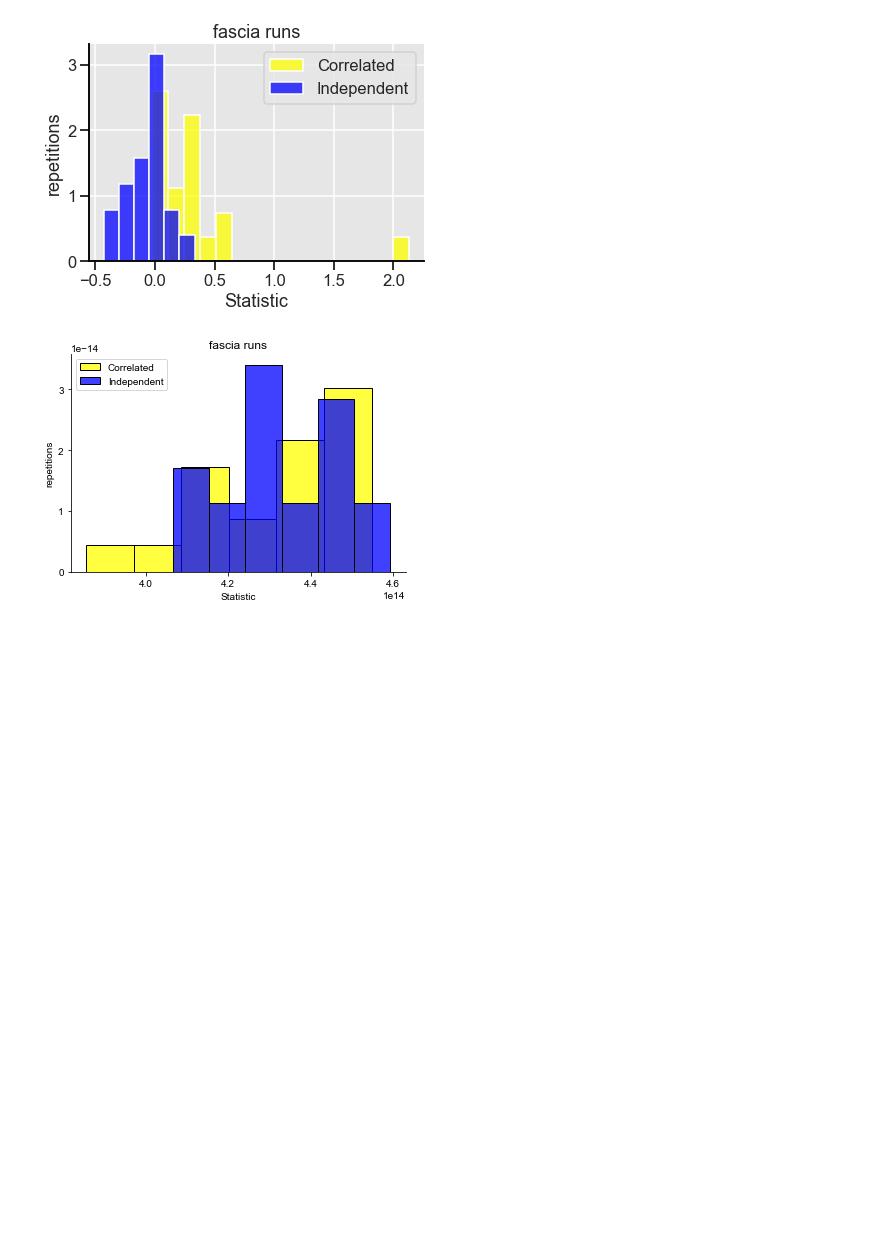
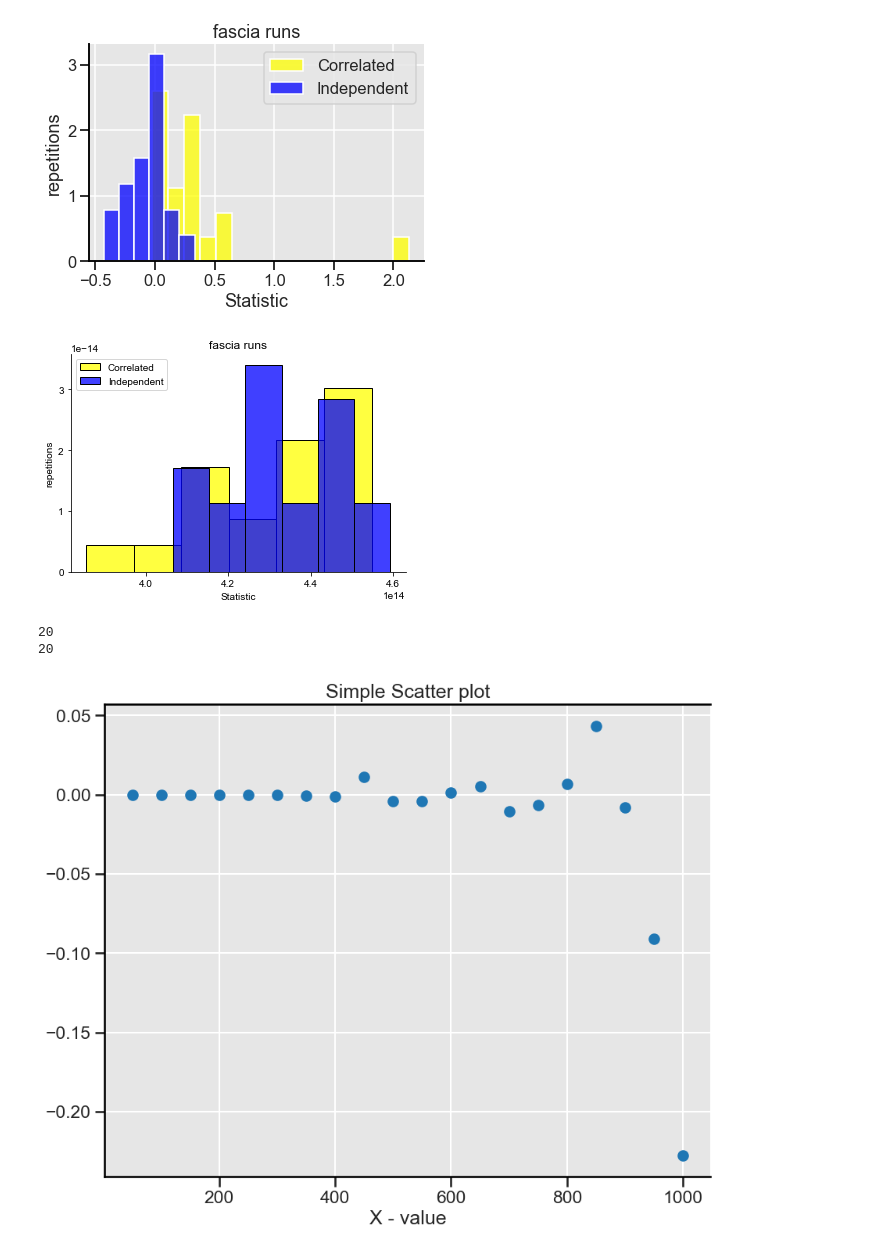
Before and after one commit to louishu17/fasciaGraphSimilarity, a Jupyter notebook: FasciaVisualizations.ipynb, the cells around one changed output. Saved outputs shown, nothing was run; the diff lists cells and outputs as text; code cells hidden in the pictures; blank space fills up the shorter version.

```diff
--- a/FasciaVisualizations.ipynb
+++ b/FasciaVisualizations.ipynb
@@ -77,3 +77,21 @@ sns.set_context("talk")
 sns.despine(right = True, top=True)
 # %% [output]
 [figure]
+# %%
+list1 = [0,0,0,0,0,0,0,0.000248016,0.0137897,0.00168651,0.00714286,0.0221726,0.0417659,0.0505952,0.0926091,0.162996,0.282788,0.349355,0.431597,0.521677]
+list2 = [3.85108e-10,6.17178e-08,1.13395e-06,8.80565e-06,4.28976e-05,0.000155912,0.000463351,0.00118891,0.00272757,0.0057296,0.0112084,0.0206756,0.0363053,0.0611324,0.0992859,0.156262,0.239238,0.357432,0.522513,0.749056]
+
+err = [x1-x2 for (x1, x2) in zip(list1, list2)]
+indexes = [i*50 for i in range(1, 21)]
+print(len(err))
+print(len(indexes))
+plt.scatter(indexes, err)
+plt.rcParams.update({'figure.figsize':(10,8), 'figure.dpi':100})
+plt.title('Simple Scatter plot')
+plt.xlabel('X - value')
+plt.ylabel('')
+plt.show()
+# %% [output]
+20
+20
+[figure, added]
```
Also changed, not shown: parts of 1 cell of this notebook, 3 other files.
